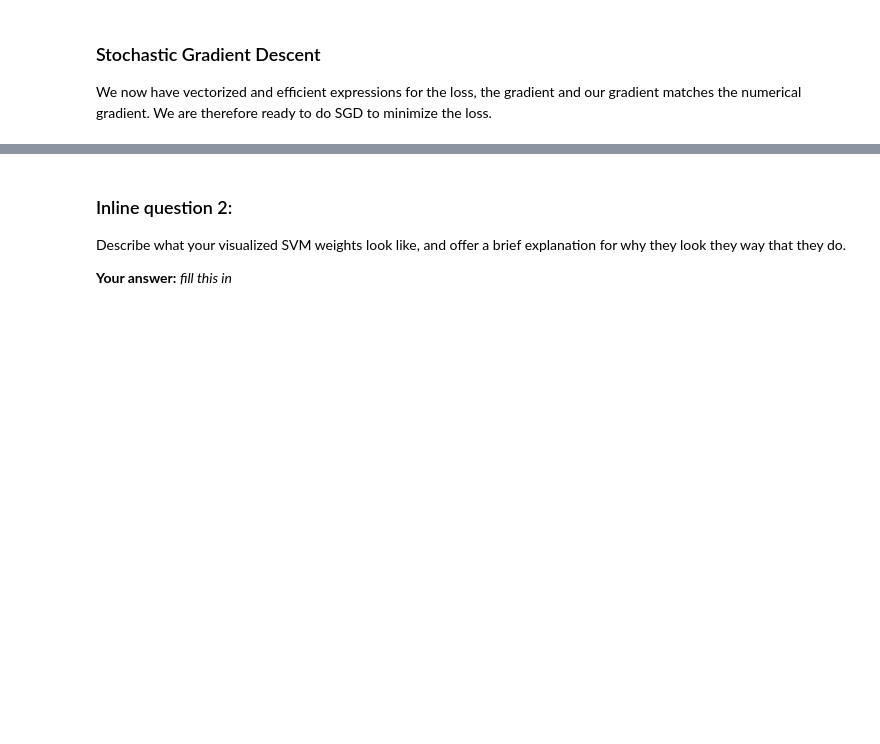
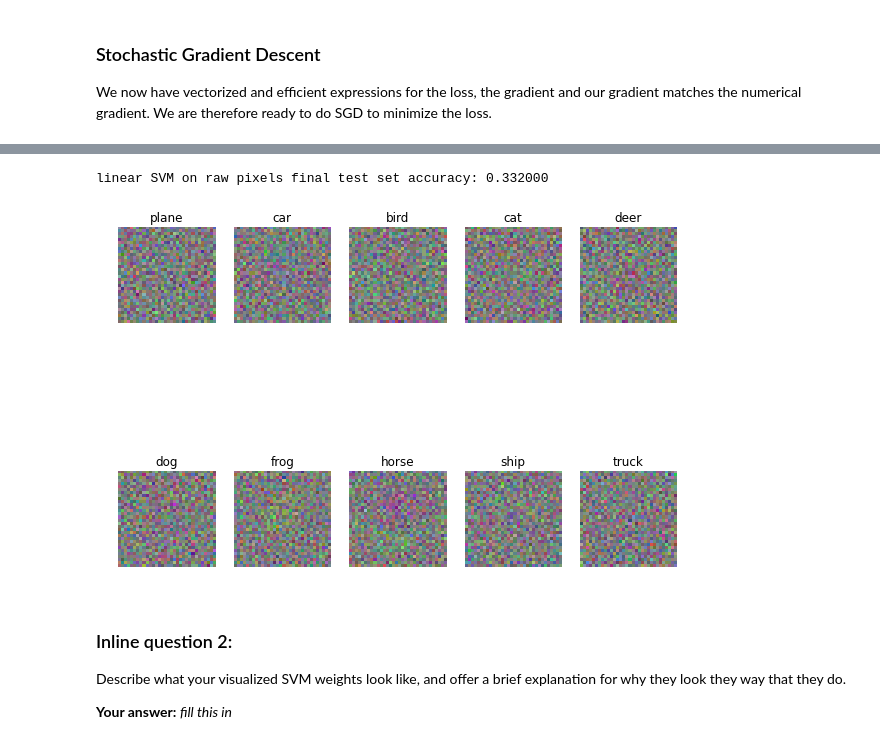
Before and after one commit to ccwang002/learn_CNN, a Jupyter notebook: 01_stanford_CS231n/assignment1/svm.ipynb, the cells around one changed output, grey strips where cells are left out. Cells and saved outputs as stored; diff of their text form; code cells hidden in the pictures; blank space fills up the shorter version.

```diff
--- a/01_stanford_CS231n/assignment1/svm.ipynb
+++ b/01_stanford_CS231n/assignment1/svm.ipynb
@@ -228,7 +228,10 @@ We now have vectorized and efficient expressions for the loss, the gradient and
 from cs231n.classifiers import LinearSVM
 svm = LinearSVM()
 tic = time.time()
-loss_hist = svm.train(X_train, y_train, learning_rate=1e-7, reg=5e4,
-                      num_iters=1500, verbose=True)
+loss_hist = svm.train(
+    X_train, y_train,
+    learning_rate=1e-7, reg=5e4,
+    num_iters=1500, seed=9527, verbose=True
+)
 toc = time.time()
-print 'That took %fs' % (toc - tic)
+print('That took %fs' % (toc - tic))
@@ -312,23 +367,27 @@ plt.title('CIFAR-10 validation accuracy')
 # Evaluate the best svm on test set
 y_test_pred = best_svm.predict(X_test)
 test_accuracy = np.mean(y_test == y_test_pred)
-print 'linear SVM on raw pixels final test set accuracy: %f' % test_accuracy
+print('linear SVM on raw pixels final test set accuracy: %f' % test_accuracy)
+# %% [output]
+linear SVM on raw pixels final test set accuracy: 0.332000
 # %%
 # Visualize the learned weights for each class.
 # Depending on your choice of learning rate and regularization strength, these may
 # or may not be nice to look at.
 w = best_svm.W[:,:-1] # strip out the bias
-w = w.reshape(10, 32, 32, 3)
+w = w.reshape(10, 32, -1, 3)
 w_min, w_max = np.min(w), np.max(w)
 classes = ['plane', 'car', 'bird', 'cat', 'deer', 'dog', 'frog', 'horse', 'ship', 'truck']
-for i in xrange(10):
-  plt.subplot(2, 5, i + 1)
+for i in range(10):
+    plt.subplot(2, 5, i + 1)
 
-  # Rescale the weights to be between 0 and 255
-  wimg = 255.0 * (w[i].squeeze() - w_min) / (w_max - w_min)
-  plt.imshow(wimg.astype('uint8'))
-  plt.axis('off')
-  plt.title(classes[i])
+    # Rescale the weights to be between 0 and 255
+    wimg = 255.0 * (w[i].squeeze() - w_min) / (w_max - w_min)
+    plt.imshow(wimg.astype('uint8'))
+    plt.axis('off')
+    plt.title(classes[i])
+# %% [output]
+[figure, added]
 # %% [markdown]
 ### Inline question 2:
 Describe what your visualized SVM weights look like, and offer a brief explanation for why they look they way that they do.
```
Also changed, not shown: parts of 9 cells of this notebook.
